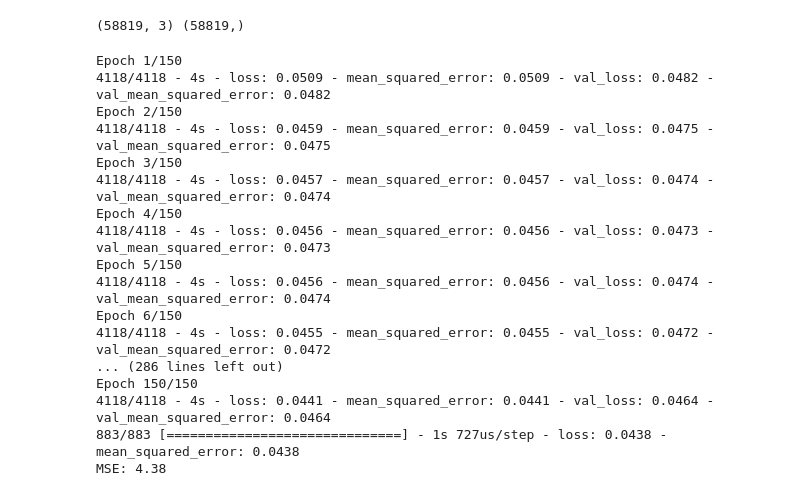
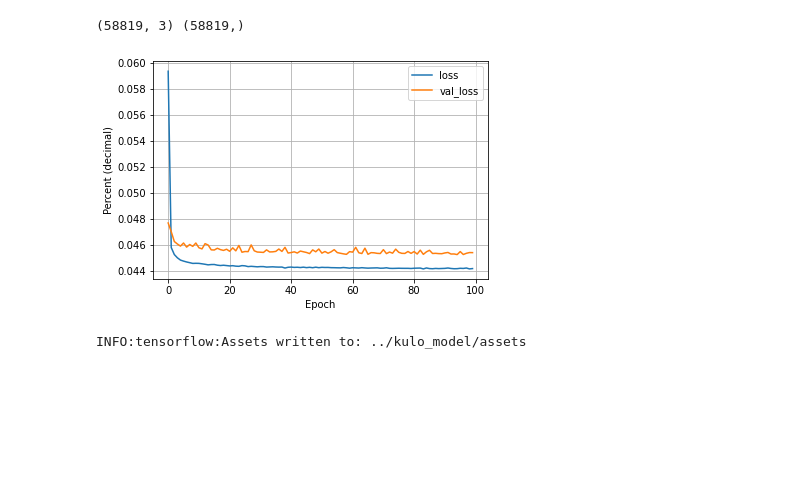
Before and after one commit to michaelpeterswa/kulo, a Jupyter notebook: kulo.ipynb, the cells around one changed output. Drawn from its saved outputs; the diff is of its cells as text; code cells hidden in the pictures; blank space fills up the shorter version.

```diff
--- a/kulo.ipynb
+++ b/kulo.ipynb
@@ -346,39 +344,31 @@ from sklearn.model_selection import KFold
 # %%
-def kulo_model():
-    # define the keras model
-    model = Sequential()
-    model.add(Dense(12, input_dim=3, activation='relu'))
-    model.add(Dense(8, activation='relu'))
-    model.add(Dense(1, activation='sigmoid'))
+# define the keras model
+model = Sequential()
+model.add(Dense(12, input_dim=3, activation='relu'))
+model.add(Dense(8, activation='relu'))
+model.add(Dense(1, activation='sigmoid'))
 
-    # compile the keras model
-    model.compile(loss='mse', optimizer='adam')
-    return model
+# compile the keras model
+model.compile(loss='mse', optimizer='adam')
 
 log_dir = "logs/fit/" + datetime.datetime.now().strftime("%Y%m%d-%H%M%S")
 tensorboard_callback = TensorBoard(log_dir=log_dir, histogram_freq=1)
 
-# fit the keras model on the dataset
-model.fit(x_train, y_train, epochs=150, batch_size=10, callbacks=[tensorboard_callback], validation_data=(x_val,y_val), verbose=2)
-
-# evaluate the keras model
-_, mse = model.evaluate(x_test, y_test, batch_size=10)
-print('MSE: %.2f' % (mse*100))
+history = model.fit(x_train, y_train, epochs=100, verbose=0, validation_data=(x_val, y_val), callbacks=[tensorboard_callback])
-# %% [output]
-Epoch 1/150
-4118/4118 - 4s - loss: 0.0509 - mean_squared_error: 0.0509 - val_loss: 0.0482 - val_mean_squared_error: 0.0482
-Epoch 2/150
-4118/4118 - 4s - loss: 0.0459 - mean_squared_error: 0.0459 - val_loss: 0.0475 - val_mean_squared_error: 0.0475
-Epoch 3/150
-4118/4118 - 4s - loss: 0.0457 - mean_squared_error: 0.0457 - val_loss: 0.0474 - val_mean_squared_error: 0.0474
-Epoch 4/150
-4118/4118 - 4s - loss: 0.0456 - mean_squared_error: 0.0456 - val_loss: 0.0473 - val_mean_squared_error: 0.0473
-Epoch 5/150
-4118/4118 - 4s - loss: 0.0456 - mean_squared_error: 0.0456 - val_loss: 0.0474 - val_mean_squared_error: 0.0474
-Epoch 6/150
-4118/4118 - 4s - loss: 0.0455 - mean_squared_error: 0.0455 - val_loss: 0.0472 - val_mean_squared_error: 0.0472
-... (286 lines left out)
-Epoch 150/150
-4118/4118 - 4s - loss: 0.0441 - mean_squared_error: 0.0441 - val_loss: 0.0464 - val_mean_squared_error: 0.0464
-883/883 [==============================] - 1s 727us/step - loss: 0.0438 - mean_squared_error: 0.0438
-MSE: 4.38
+# %%
+def plot_loss(history):
+  plt.plot(history.history['loss'], label='loss')
+  plt.plot(history.history['val_loss'], label='val_loss')
+  plt.xlabel('Epoch')
+  plt.ylabel('Percent (decimal)')
+  plt.legend()
+  plt.grid(True)
+  plt.show()
+# %%
+plot_loss(history)
+# %% [output]
+[figure, added]
+# %%
+model.save("../kulo_model")
+# %% [output]
+INFO:tensorflow:Assets written to: ../kulo_model/assets
```
Also changed, not shown: parts of 1 cell of this notebook, 1 other file.
